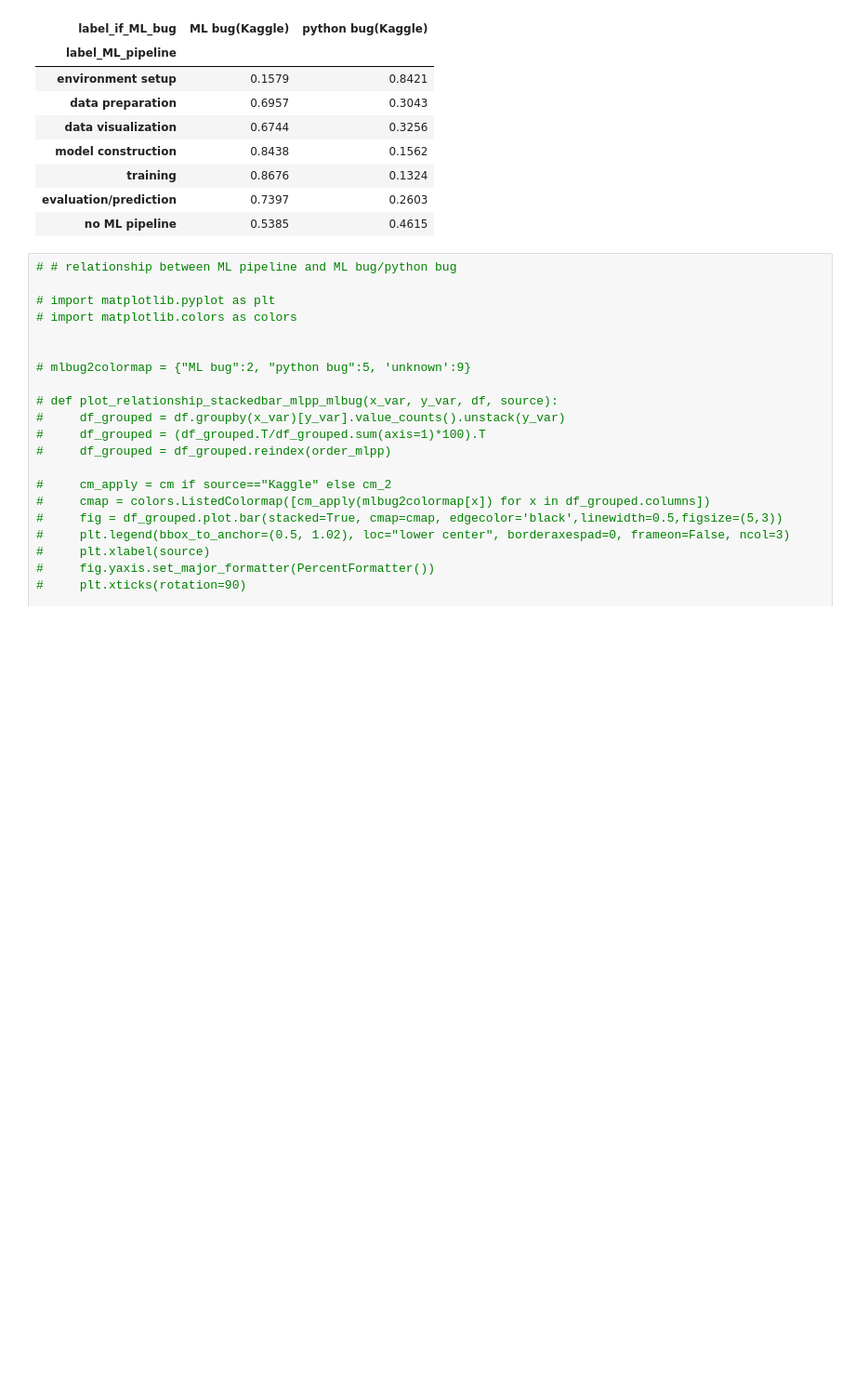
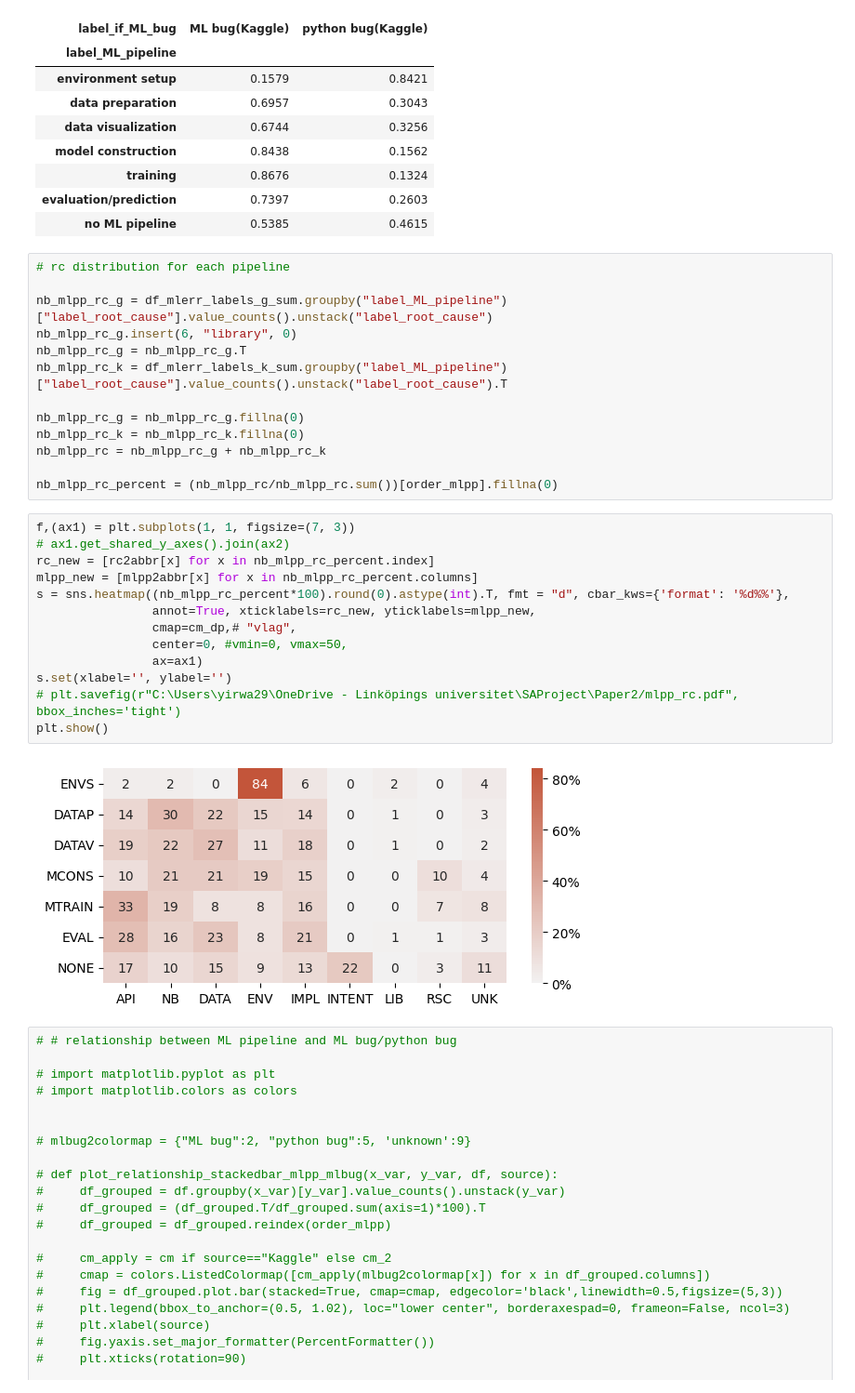
Before and after one commit to PELAB-LiU/jupyter_nbs_empirical, a Jupyter notebook: notebook_error_analysis-manual_labels_plots_rqs.ipynb, the cells around one changed output. Shown at 93% size. Drawn from its saved outputs; the diff is of its cells as text; blank space fills up the shorter version.

```diff
--- a/notebook_error_analysis-manual_labels_plots_rqs.ipynb
+++ b/notebook_error_analysis-manual_labels_plots_rqs.ipynb
@@ -834,6 +836,34 @@ plt.show()
 | training | 0.8676 | 0.1324 |
 | evaluation/prediction | 0.7397 | 0.2603 |
 | no ML pipeline | 0.5385 | 0.4615 |
+# %%
+# rc distribution for each pipeline
+
+nb_mlpp_rc_g = df_mlerr_labels_g_sum.groupby("label_ML_pipeline")["label_root_cause"].value_counts().unstack("label_root_cause")
+nb_mlpp_rc_g.insert(6, "library", 0)
+nb_mlpp_rc_g = nb_mlpp_rc_g.T
+nb_mlpp_rc_k = df_mlerr_labels_k_sum.groupby("label_ML_pipeline")["label_root_cause"].value_counts().unstack("label_root_cause").T
+
+nb_mlpp_rc_g = nb_mlpp_rc_g.fillna(0)
+nb_mlpp_rc_k = nb_mlpp_rc_k.fillna(0)
+nb_mlpp_rc = nb_mlpp_rc_g + nb_mlpp_rc_k
+
+nb_mlpp_rc_percent = (nb_mlpp_rc/nb_mlpp_rc.sum())[order_mlpp].fillna(0)
+# %%
+f,(ax1) = plt.subplots(1, 1, figsize=(7, 3))
+# ax1.get_shared_y_axes().join(ax2)
+rc_new = [rc2abbr[x] for x in nb_mlpp_rc_percent.index]
+mlpp_new = [mlpp2abbr[x] for x in nb_mlpp_rc_percent.columns]
+s = sns.heatmap((nb_mlpp_rc_percent*100).round(0).astype(int).T, fmt = "d", cbar_kws={'format': '%d%%'},
+                annot=True, xticklabels=rc_new, yticklabels=mlpp_new,
+                cmap=cm_dp,# "vlag",
+                center=0, #vmin=0, vmax=50,
+                ax=ax1)
+s.set(xlabel='', ylabel='')
+# plt.savefig(r"C:\Users\yirwa29\OneDrive - Linköpings universitet\SAProject\Paper2/mlpp_rc.pdf", bbox_inches='tight')
+plt.show()
+# %% [output]
+[figure, added]
 # %%
 # # relationship between ML pipeline and ML bug/python bug
 
```
Also changed, not shown: parts of 9 cells of this notebook.
